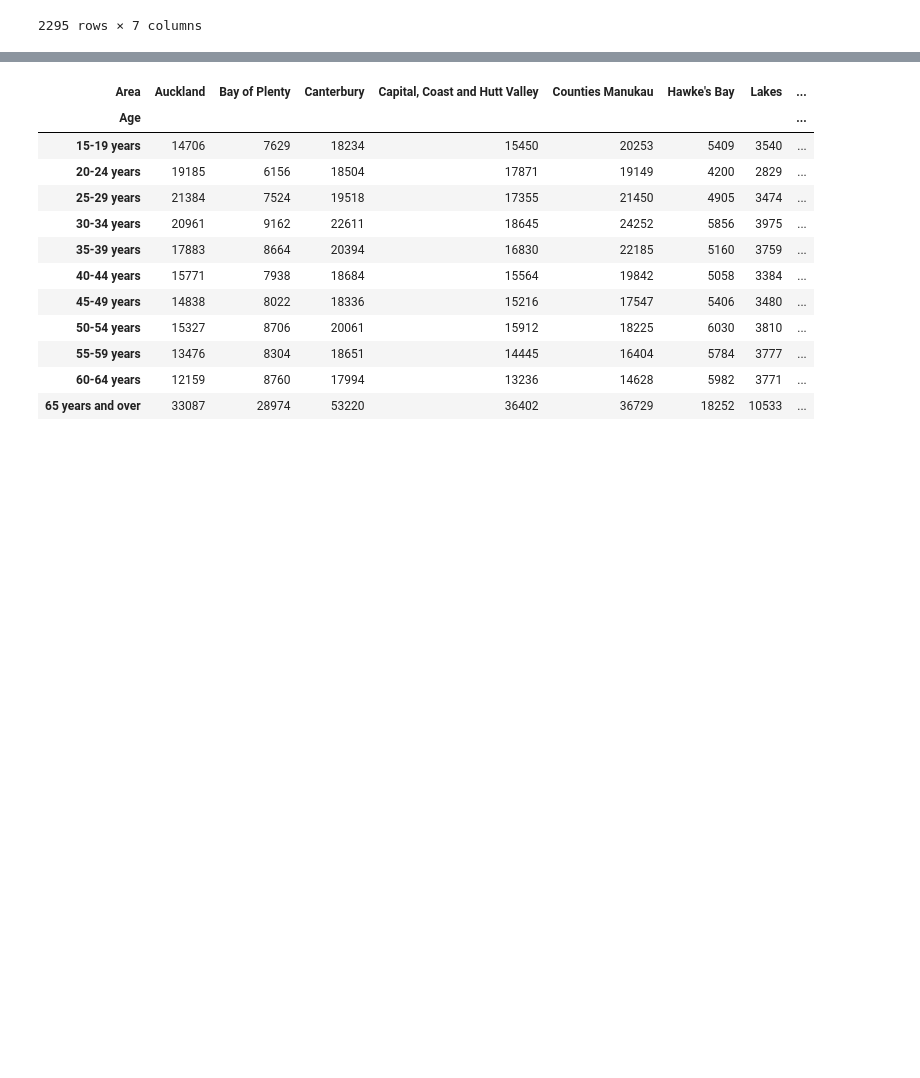
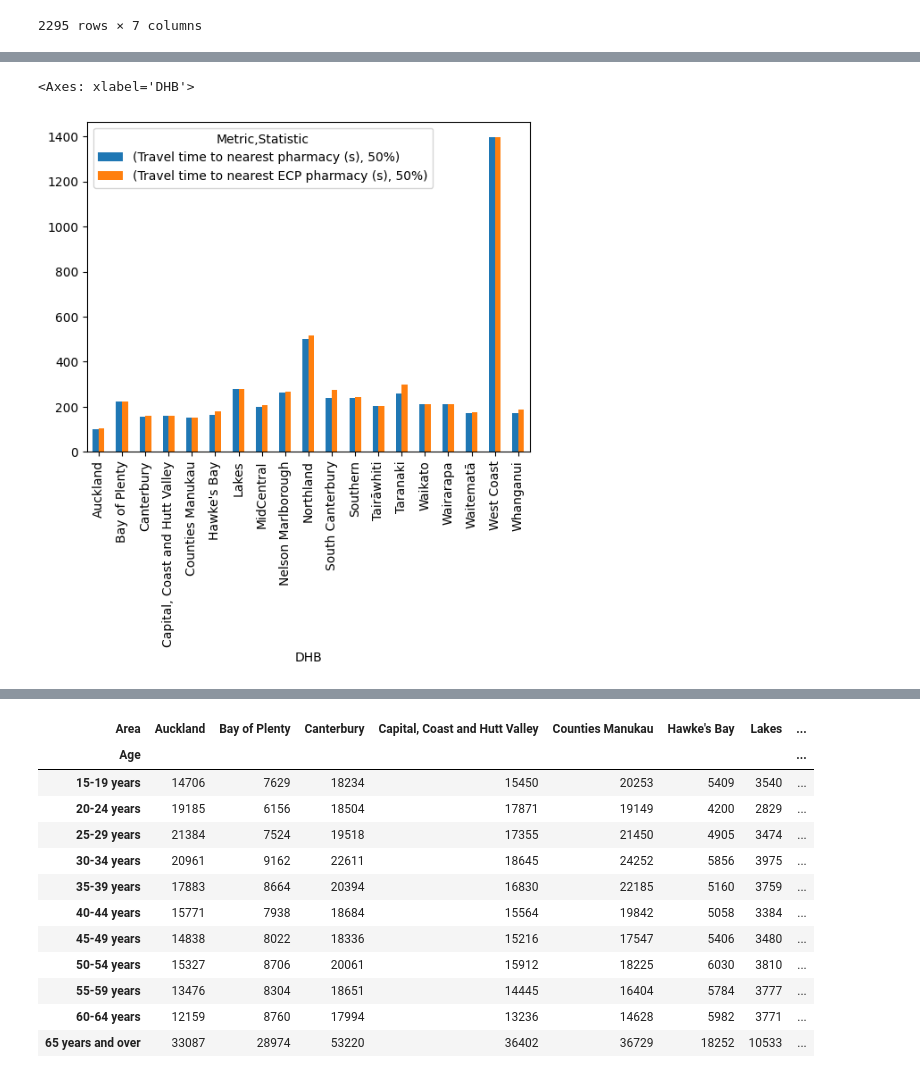
Before and after one commit to UoA-eResearch/healthpoint, a Jupyter notebook: ECP.ipynb, the cells around one changed output, grey strips where cells are left out. Drawn from its saved outputs; the diff is of its cells as text; code cells hidden in the pictures; blank space fills up the shorter version.

```diff
--- a/ECP.ipynb
+++ b/ECP.ipynb
@@ -247,3 +302,8 @@ distance_time_stats
+# %%
+distance_time_stats.loc[[('Travel time to nearest pharmacy (s)', '50%'), ('Travel time to nearest ECP pharmacy (s)', '50%')]].T.plot.bar()
+# %% [output]
+<Axes: xlabel='DHB'>
+[figure, added]
 # %%
 pop = pd.read_csv("2023 population by DHB.csv")
 pop["Sex at birth"] = np.where(pop["CEN23_SAB_002"] == 11, "Male", "Female")
```
Also changed, not shown: parts of 6 cells of this notebook, 1 other file.
